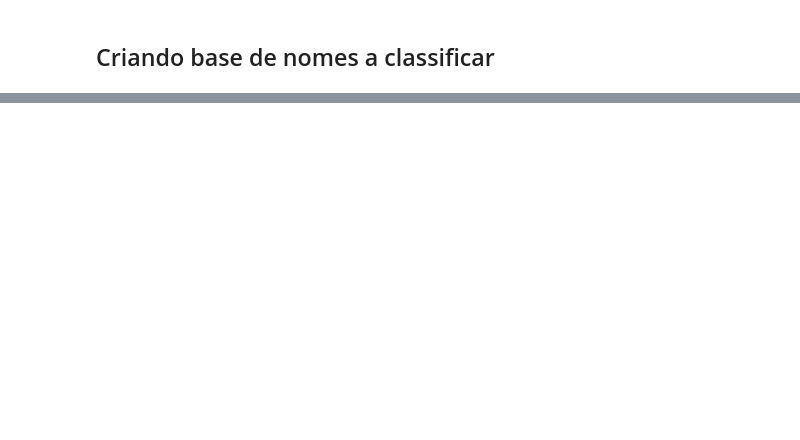
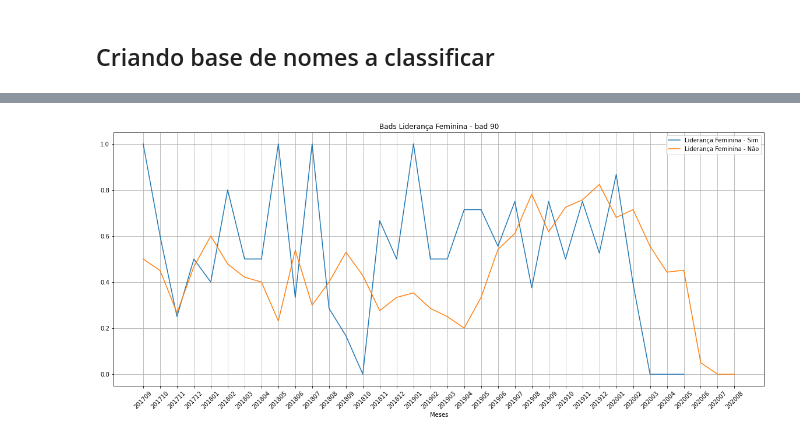
Before and after one commit to ormenesse/Classification-Male-Female-Brazilian-Names, a Jupyter notebook: liderança-feminina.ipynb, the cells around one changed output, grey strips where cells are left out. Cells and saved outputs as stored; diff of their text form; code cells hidden in the pictures; blank space fills up the shorter version.

```diff
--- a/liderança-feminina.ipynb
+++ b/liderança-feminina.ipynb
@@ -440,0 +197,16 @@ df.head()
+# %%
+plt.figure(figsize=(20,8))
+
+(df_new.loc[df_new['liderançaFeminina']=='Yes',['bad_90','anomes']].groupby('anomes',as_index=False).sum().sort_values(by='anomes')/df_new.loc[df_new['liderançaFeminina']=='Yes',['bad_90','anomes']].groupby('anomes',as_index=False).count().sort_values(by='anomes'))['bad_90'].plot()
+
+(df_new.loc[df_new['liderançaFeminina']=='No',['bad_90','anomes']].groupby('anomes',as_index=False).sum().sort_values(by='anomes')/df_new.loc[df_new['liderançaFeminina']=='No',['bad_90','anomes']].groupby('anomes',as_index=False).count().sort_values(by='anomes'))['bad_90'].plot()
+
+plt.legend(['Liderança Feminina - Sim','Liderança Feminina - Não'])
+plt.title('Bads Liderança Feminina - bad 90')
+plt.grid()
+meses = sorted(df_new['anomes'].unique())
+plt.xlabel('Meses')
+plt.xticks(np.arange(0,len(meses)),meses,rotation=45)
+plt.show()
+# %% [output]
+[figure, added]
```
Also changed, not shown: parts of 57 cells of this notebook, 12 other files.
